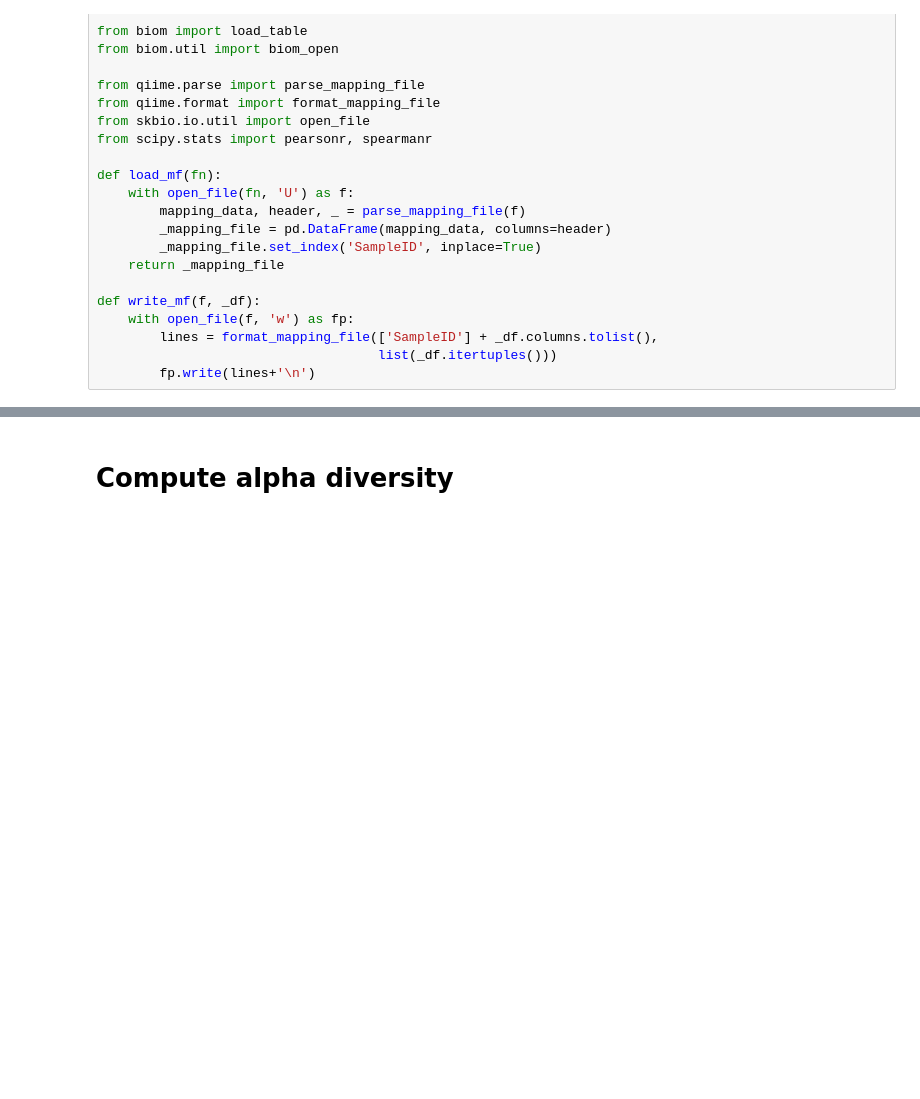
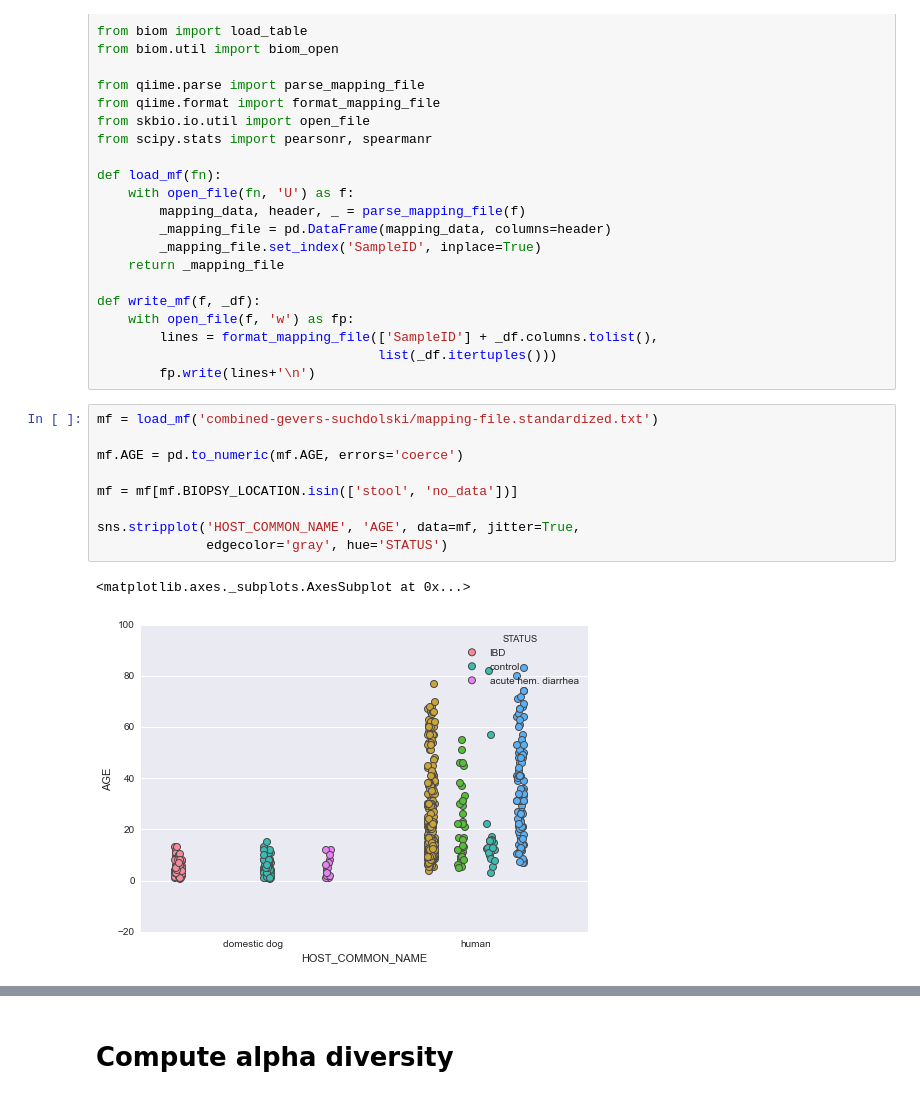
Before and after one commit to ElDeveloper/dogs, a Jupyter notebook: notebooks/8-comparison.ipynb, the cells around one changed output, grey strips where cells are left out. Cells and saved outputs as stored; diff of their text form; blank space fills up the shorter version.

```diff
--- a/notebooks/8-comparison.ipynb
+++ b/notebooks/8-comparison.ipynb
@@ -36,6 +24,18 @@ def write_mf(f, _df):
         lines = format_mapping_file(['SampleID'] + _df.columns.tolist(),
                                     list(_df.itertuples()))
         fp.write(lines+'\n')
+# %%
+mf = load_mf('combined-gevers-suchdolski/mapping-file.standardized.txt')
+
+mf.AGE = pd.to_numeric(mf.AGE, errors='coerce')
+
+mf = mf[mf.BIOPSY_LOCATION.isin(['stool', 'no_data'])]
+
+sns.stripplot('HOST_COMMON_NAME', 'AGE', data=mf, jitter=True,
+              edgecolor='gray', hue='STATUS')
+# %% [output]
+<matplotlib.axes._subplots.AxesSubplot at 0x...>
+[figure, added]
 # %%
 ibd_colors = sns.color_palette(["#d95f02", "#1b9e77", "#7570b3"])
 sns.palplot(ibd_colors)
```
Also changed, not shown: parts of 25 cells of this notebook, 11 other files.
